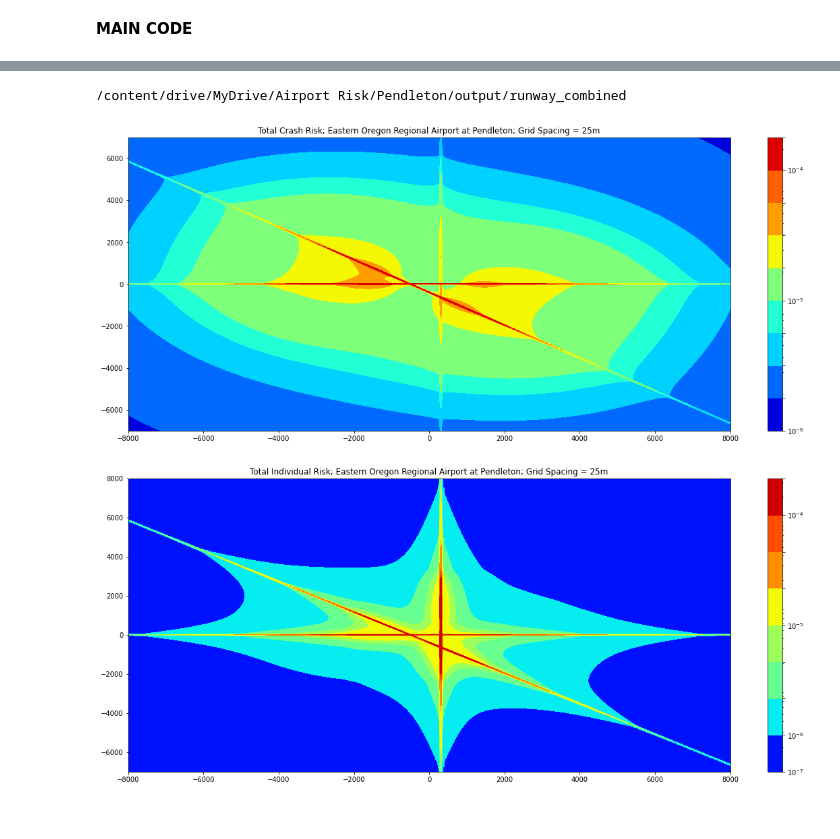
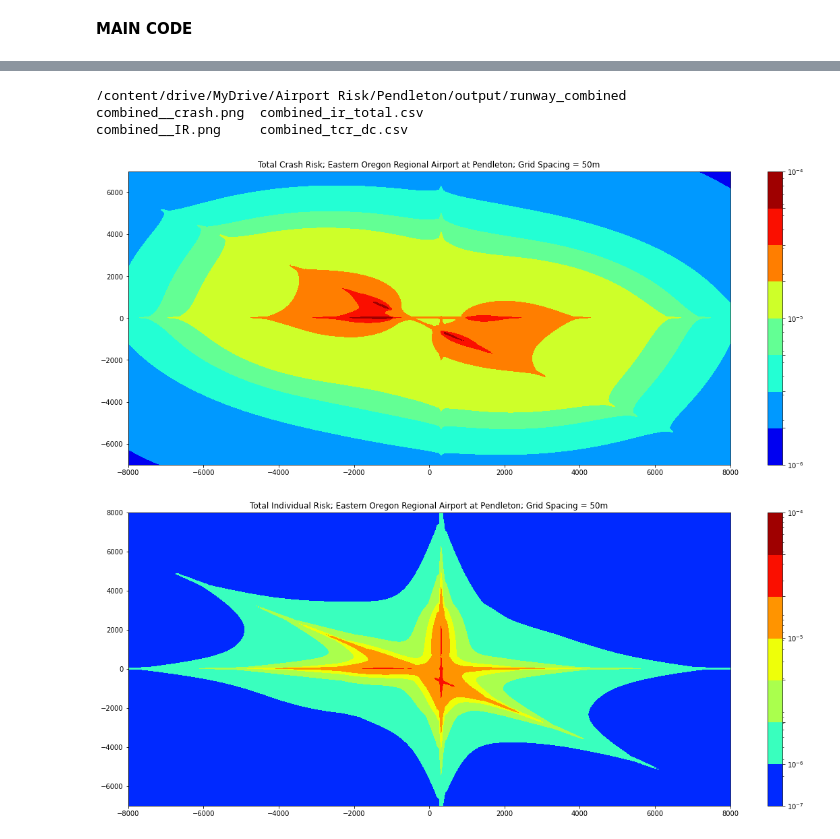
Before and after one commit to ben-shao/Airport-risk-assessment, a Jupyter notebook: Pendleton/pendleton_risk_contour.ipynb, the cells around one changed output, grey strips where cells are left out. Saved outputs shown, nothing was run; the diff lists cells and outputs as text; code cells hidden in the pictures.

```diff
--- a/Pendleton/pendleton_risk_contour.ipynb
+++ b/Pendleton/pendleton_risk_contour.ipynb
@@ -58,6 +58,7 @@ Successfully installed click-plugins-1.1.1 cligj-0.7.2 fiona-1.8.21 geopandas-0.
 # ~~~~~~~~~~~~~~~~~~~~~~~~~~~~~~~~~~~~~~~~~~~~~~~~~~~~~~~~~~~~~~~~~~~~~~~~~~~~~~~~~~~~~~~~~~~~~~~~~~~~~~~~~~~~~~~~~~~~~~~~~~~~~~~~~~~~~~~~~~~~~~~~~~~~~~~~~~~~~~~~~~~~~~~~~~~~~~~~~~~
 # Output Settings
 DATA_PATH = '/content/drive/MyDrive/Airport Risk/Pendleton/output/'             # This DATA_PATH needs to exist already, subsequent directory commands append to this existing path
+PLOT_CENTERLINE = True                                                          # The Methodology used highlights inaccuracies along center of runway, toggle to hide centerline
 WRITE_FILE = True                                                               # Set to True to save .csv outputs of individual runway + combined runway and .png plots
 PLOT_ONLY = False                                                               # Only toggle True AFTER initial run; this allows for adjustments to final rotation/translation plot
                                                                                 # > Also allows to change plot title/legend/axis properties etc. without rerunning bulky calculations
@@ -77,7 +78,7 @@ yoffset = [0, -120.4, 480]
 windSplits = np.array([[0.2, 0.8],[0.636, 0.364],[0.5, 0.5]])                   # Wind split in each takeoff/landing direction (50/50 by default); refer to NOAA API by Jimmy-Y.Zhang@arup.com
 
 # Grid spacing in meters (m)
-contour_step = 25                                                               # Ticks/stepsize of meshgrid; start with large spacing (100m) to troubleshoot - small spacing (<20m) takes ~10min/runway
+contour_step = 50                                                               # Ticks/stepsize of meshgrid; start with large spacing (100m) to troubleshoot - small spacing (<20m) takes ~10min/runway
 
 # Movements, [first runway, second runway, ..., final runway]
 nm_ac = [4171, 4171, 0]                                                         # air carrier movement (1 operation = landing + take-off = 2 movements)
@@ -133,7 +134,7 @@ def write2csv(data, units, filename, col_labels, row_labels):
 #  Additional drone individual fatality impact area taken from median value in
 #  Lin & Shao, 2020: https://arc.aiaa.org/doi/10.2514/1.I010795
 # ~~~~~~~~~~~~~~~~~~~~~~~~~~~~~~~~~~~~~~~~~~~~~~~~~~~~~~~~~~~~~~~~~~~~~~~~~~~~~~
-def calcRisk(nm_ac,nm_r,nm_ga,nm_m,nm_d,Splitduetowind,runwaylength,DC_area,Lgrid,xlim,ylim,WRITE_FILE,DATA_PATH,index):
+def calcRisk(nm_ac,nm_r,nm_ga,nm_m,nm_d,Splitduetowind,runwaylength,DC_area,Lgrid,xlim,ylim,WRITE_FILE,DATA_PATH,PLOT_CENTERLINE,index):
 
   # movements
   nm_tot = nm_ac + nm_r + nm_ga + nm_m
@@ -164,8 +165,10 @@ def calcRisk(nm_ac,nm_r,nm_ga,nm_m,nm_d,Splitduetowind,runwaylength,DC_area,Lgri
 
   xlist = list(range(int(-xlim/2),int(xlim/2),Lgrid))
   #xlist = list(range(xlim,-3275-Lgrid,-1*Lgrid))
-  ylist = list(range(int(-ylim/2),int(ylim/2),Lgrid))
-  #ylist = list(range(-ylim,-1*Lgrid,Lgrid)) + list(range(2*Lgrid,ylim+Lgrid,Lgrid))   # hacky way to remove grid points along the centerline
+  if PLOT_CENTERLINE == False:
+    ylist = list(range(int(-ylim),int(-1*Lgrid),int(Lgrid))) + list(range(int(2*Lgrid),int(ylim+Lgrid),int(Lgrid)))
+  else:
+    ylist = list(range(int(-ylim/2),int(ylim/2),Lgrid))
   grid = geopandas.GeoDataFrame()
 
   for scenario_id in range(0,2):
@@ -516,12 +519,12 @@ xlim, ylim = contourExtent(runwaylength,contour_step,numrunways,angles)
 
 if PLOT_ONLY == False: # THIS PART CAN TAKE 30 MINUTES IF MULTIPLE RUNWAYS, MAKE SURE TO CHECK IF PLOT_ONLY FLAG IS PROPERLY SET!
   # Initiate first runway
-  X, Y, crash_risk, indi_risk = calcRisk(nm_ac[0], nm_r[0], nm_ga[0], nm_m[0], nm_d[0], windSplits[0,:], runwaylength[0], DC_area, contour_step, xlim, ylim, WRITE_FILE, DATA_PATH, 1)
+  X, Y, crash_risk, indi_risk = calcRisk(nm_ac[0], nm_r[0], nm_ga[0], nm_m[0], nm_d[0], windSplits[0,:], runwaylength[0], DC_area, contour_step, xlim, ylim, WRITE_FILE, DATA_PATH, PLOT_CENTERLINE, 1)
 
   # Process other runways
   if numrunways > 1:
     for i in range(1,numrunways):
-      empty1, empty2, crash_new, indi_new = calcRisk(nm_ac[i], nm_r[i], nm_ga[i], nm_m[i], nm_d[i], windSplits[i,:], runwaylength[i], DC_area, contour_step, xlim, ylim, WRITE_FILE, DATA_PATH, i+1)
+      empty1, empty2, crash_new, indi_new = calcRisk(nm_ac[i], nm_r[i], nm_ga[i], nm_m[i], nm_d[i], windSplits[i,:], runwaylength[i], DC_area, contour_step, xlim, ylim, WRITE_FILE, DATA_PATH, PLOT_CENTERLINE, i+1)
       crash_risk = np.append(crash_risk, crash_new, axis = 0)
       indi_risk = np.append(indi_risk, indi_new, axis = 0)
 # %% [output]
@@ -569,6 +586,7 @@ for i in range(0,numrunways):
 # Overlaying and Shifting
 combined_crash = crash_risk[0+X.shape[0]*(0):0+X.shape[0]*(0+1)].copy()
 combined_indi  =  indi_risk[0+X.shape[0]*(0):0+X.shape[0]*(0+1)].copy()
+
 for i in range(1,numrunways):
   overlay_crash = (rotate(crash_risk[0+X.shape[0]*(i):0+X.shape[0]*(i+1)]*10000+1, angles[i], reshape=False, order=1, mode='nearest')-1)/10000
   overlay_crash = shift(overlay_crash, (yoffset[i]/contour_step, xoffset[i]/contour_step), order=3, mode='nearest', prefilter=True)
@@ -579,33 +597,39 @@ for i in range(1,numrunways):
 
 if WRITE_FILE == True:
   xlist = list(range(int(-xlim/2),int(xlim/2),contour_step))
-  ylist = list(range(int(-ylim/2),int(ylim/2),contour_step))
+  if PLOT_CENTERLINE == False:
+    ylist = list(range(int(-ylim),int(-1*contour_step),int(contour_step))) + list(range(int(2*contour_step),int(ylim+contour_step),int(contour_step)))
+  else:
+    ylist = list(range(int(-ylim/2),int(ylim/2),contour_step))
+
   makeDir('combined',DATA_PATH)
   write2csv(numpy.transpose(combined_crash), '(crashes per year)', DATA_PATH + 'runway_combined/combined_tcr_dc.csv', ylist, xlist)
   write2csv(numpy.transpose(combined_indi), '(fatalities per year)', DATA_PATH + 'runway_combined/combined_ir_total.csv', ylist, xlist)
 # %% [output]
 /content/drive/MyDrive/Airport Risk/Pendleton/output/runway_combined
+combined__crash.png  combined_ir_total.csv
+combined__IR.png     combined_tcr_dc.csv
 # %%
 # Plotting Final Overlaid Crash Risk
-levels = [1e-6,2.5e-6,5e-6,7.5e-6,1e-5,2.5e-5, 5e-5, 7.5e-5,1e-4,2.5e-4]
+levels = [1e-6,2.5e-6,5e-6,7.5e-6,1e-5,2.5e-5, 5e-5, 7.5e-5,1e-4]
 #levels = MaxNLocator(nbins=10).tick_values(1e-8, Z.max())
 fig, ax = plt.subplots(figsize=(20,8))
 #cs = ax.contourf(X, Y, Z, levels, cmap='jet')
 cs = ax.contourf(X, Y, combined_crash, levels, locator=ticker.LogLocator(), cmap='jet')
 #ax.set_title('Crash risk; ' + airport_size + ' airport; L = ' +  str(Lgrid) + 'm')
 ax.set_title('Total Crash Risk; ' + AirportID + '; Grid Spacing = ' +  str(contour_step) + 'm')
 #ax.set_aspect('equal')
 cbar = fig.colorbar(cs)
 plt.ylim(ymax = 7000, ymin = -7000)
 plt.xlim(xmax = 8000, xmin = -8000)
 
 if WRITE_FILE == True:
   plt.savefig(DATA_PATH + 'runway_combined/combined__crash.png')
 # %% [output]
-[figure, old version]
+[figure, new version]
 # %%
 # Plotting Final Overlayed Individual Risk
-levels = [1e-7,1e-6,3.33e-6,6.67e-6,1e-5,3.33e-5, 6.67e-5,1e-4,3.33e-4]
+levels = [1e-7,1e-6,3.33e-6,6.67e-6,1e-5,3.33e-5, 6.67e-5,1e-4]
 #levels = MaxNLocator(nbins=10).tick_values(1e-8, Z.max())
 fig, ax = plt.subplots(figsize=(20,8))
 #cs = ax.contourf(X, Y, Z, levels, cmap='jet')
@@ -620,4 +644,4 @@ plt.xlim(xmax = 8000, xmin = -8000)
 if WRITE_FILE == True:
   plt.savefig(DATA_PATH + 'runway_combined/combined__IR.png')
 # %% [output]
-[figure, old version]
+[figure, new version]
```
Also changed, not shown: parts of 3 cells of this notebook.
